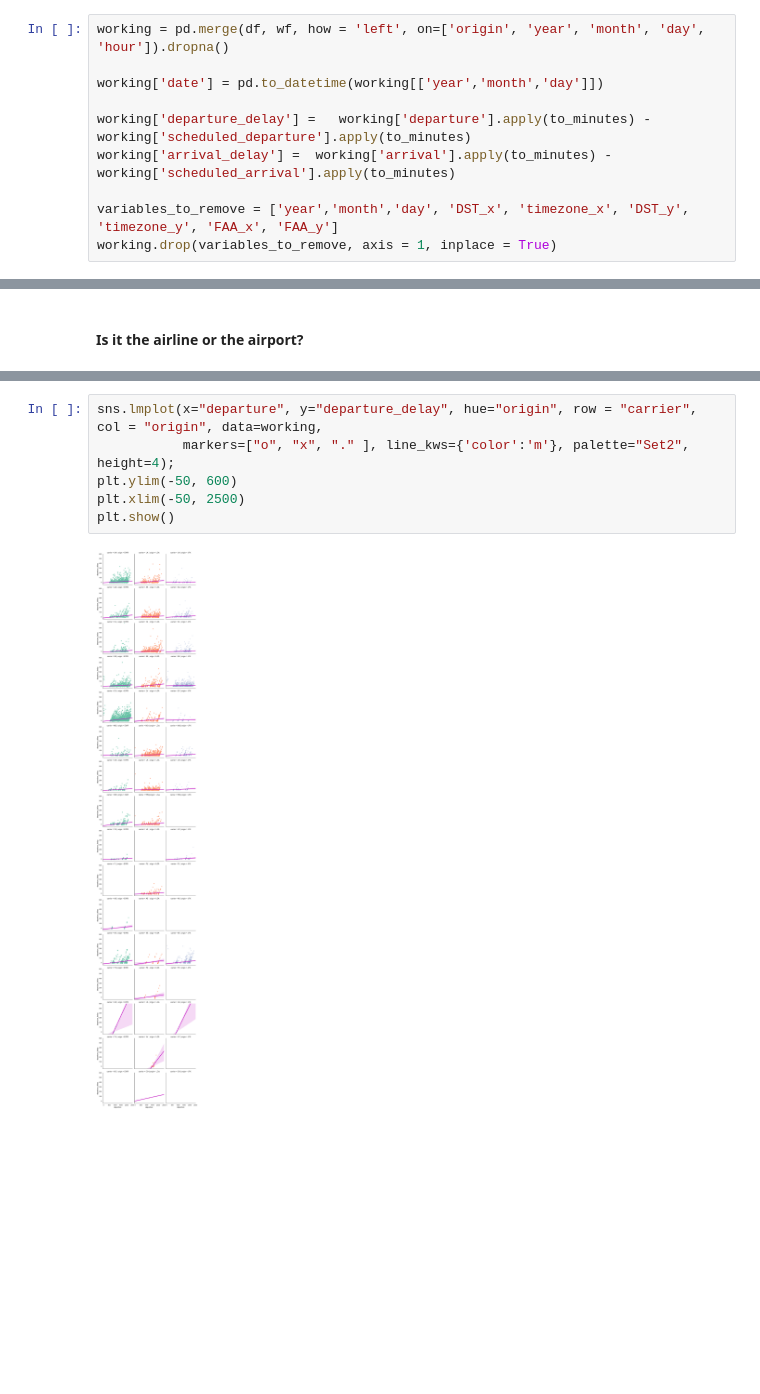
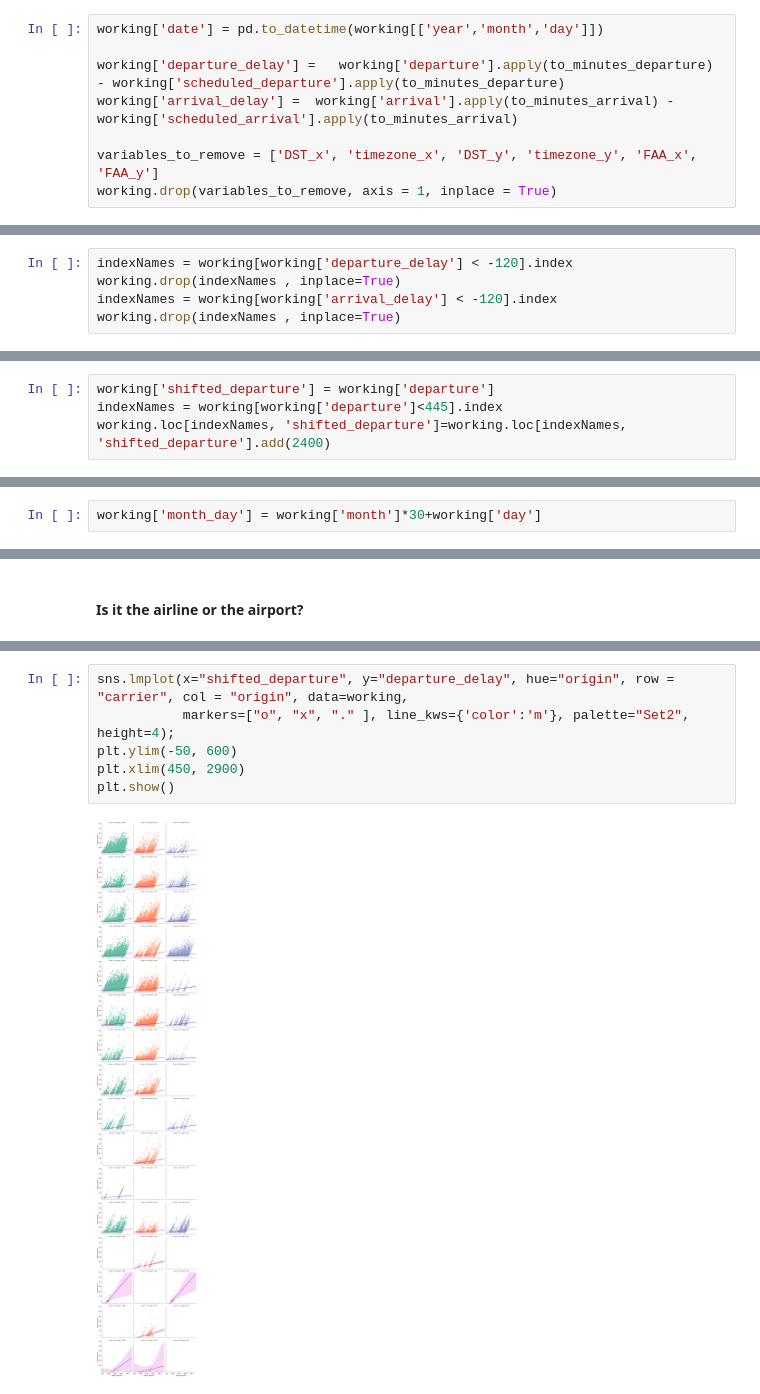
Before and after one commit to mihaihai/flight_data, a Jupyter notebook: Data exploration of flight delays and weather.ipynb, the cells around one changed output, grey strips where cells are left out. Saved outputs shown, nothing was run; the diff lists cells and outputs as text; blank space fills up the shorter version.

```diff
--- a/Data exploration of flight delays and weather.ipynb
+++ b/Data exploration of flight delays and weather.ipynb
@@ -204,10 +247,8 @@ def to_minutes(number):
 # %%
-working = pd.merge(df, wf, how = 'left', on=['origin', 'year', 'month', 'day', 'hour']).dropna()
-
 working['date'] = pd.to_datetime(working[['year','month','day']])
 
-working['departure_delay'] =   working['departure'].apply(to_minutes) - working['scheduled_departure'].apply(to_minutes)
-working['arrival_delay'] =  working['arrival'].apply(to_minutes) - working['scheduled_arrival'].apply(to_minutes)
+working['departure_delay'] =   working['departure'].apply(to_minutes_departure) - working['scheduled_departure'].apply(to_minutes_departure)
+working['arrival_delay'] =  working['arrival'].apply(to_minutes_arrival) - working['scheduled_arrival'].apply(to_minutes_arrival)
 
-variables_to_remove = ['year','month','day', 'DST_x', 'timezone_x', 'DST_y', 'timezone_y', 'FAA_x', 'FAA_y']
+variables_to_remove = ['DST_x', 'timezone_x', 'DST_y', 'timezone_y', 'FAA_x', 'FAA_y']
 working.drop(variables_to_remove, axis = 1, inplace = True)
@@ -214,3 +278,8 @@ working.drop(variables_to_remove, axis = 1, inplace = True)
+# %%
+indexNames = working[working['departure_delay'] < -120].index
+working.drop(indexNames , inplace=True)
+indexNames = working[working['arrival_delay'] < -120].index
+working.drop(indexNames , inplace=True)
 # %%
 print(working[working['departure_delay']<0]['departure_delay'].count(), 'flights left early.')
 print(working[working['departure_delay']>=0]['departure_delay'].count(), 'flights left late.')
@@ -337 +430,5 @@ In this section, we go into detail as to what airport is best to choose dependin
+# %%
+working['shifted_departure'] = working['departure']
+indexNames = working[working['departure']<445].index
+working.loc[indexNames, 'shifted_departure']=working.loc[indexNames, 'shifted_departure'].add(2400)
 # %%
@@ -363,0 +485,2 @@ So we can conclude that if you plan to fly later in the evening, EWR is not a wo
+# %%
+working['month_day'] = working['month']*30+working['day']
@@ -396,8 +518,8 @@ dtype: float64
 # %%
-sns.lmplot(x="departure", y="departure_delay", hue="origin", row = "carrier", col = "origin", data=working,
+sns.lmplot(x="shifted_departure", y="departure_delay", hue="origin", row = "carrier", col = "origin", data=working,
            markers=["o", "x", "." ], line_kws={'color':'m'}, palette="Set2", height=4);
 plt.ylim(-50, 600)
-plt.xlim(-50, 2500)
+plt.xlim(450, 2900)
 plt.show()
 # %% [output]
-[figure, old version]
+[figure, new version]
```
Also changed, not shown: parts of 73 cells of this notebook.
